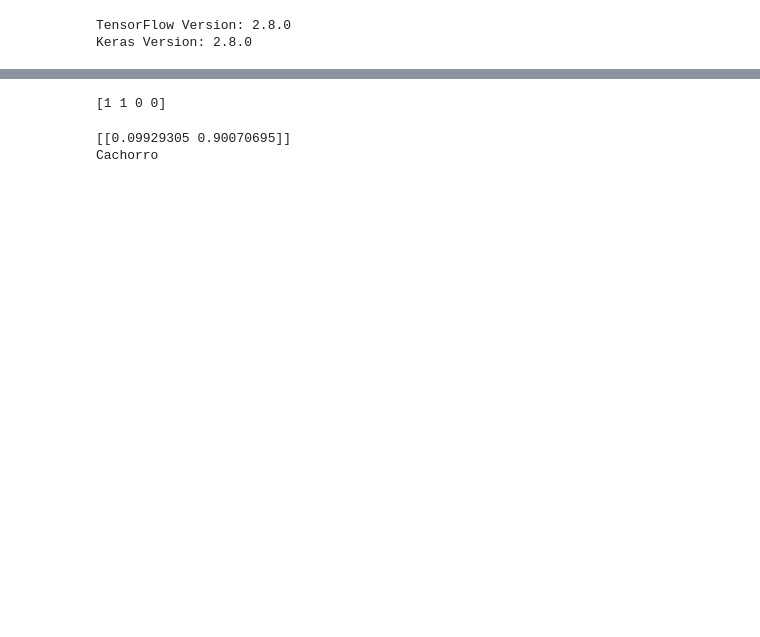
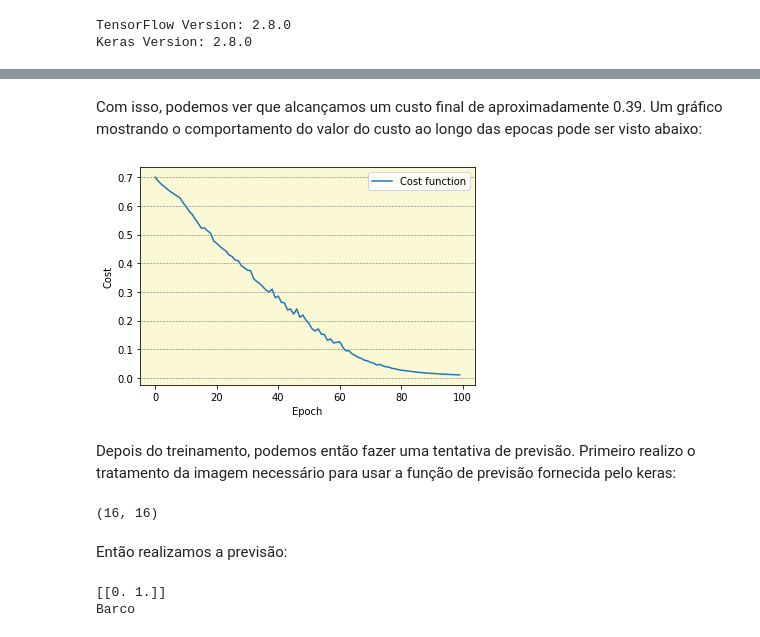
Before and after one commit to HumbertoTavora/classical-classifier, a Jupyter notebook: Classical_ClassifierRN-1.ipynb, the cells around one changed output, grey strips where cells are left out. Saved outputs shown, nothing was run; the diff lists cells and outputs as text; code cells hidden in the pictures; blank space fills up the shorter version.

```diff
--- a/Classical_ClassifierRN-1.ipynb
+++ b/Classical_ClassifierRN-1.ipynb
@@ -24,11 +29,12 @@ Keras Version: 2.8.0
 # %%
-vehicle_types = os.listdir('Dataset/imgs2//')
-path = 'Dataset/imgs2//'
+vehicle_types = os.listdir('Dataset/imgs//')
+path = 'Dataset/imgs//'
 
-sizeExpected = 60
+sizeExpected = 16
 
 images = []
 labels = []
+cost_history = []
 
 for i in vehicle_types:
     data_path = path + str(i)
@@ -36,6 +42,7 @@ for i in vehicle_types:
     print(filenames)
     for f in filenames:
         img = cv2.imread(data_path + '/' + f)
+        img = cv2.cvtColor(img, cv2.COLOR_BGR2GRAY)
         img = cv2.resize(img,(sizeExpected, sizeExpected))
         images.append(img)
         labels.append(i)
@@ -51,7 +58,7 @@ y_labelEncoder = LabelEncoder()
 y = y_labelEncoder.fit_transform(y)
 print(y)
 x,Y = shuffle(x,y, random_state=1)
-train_x, test_x, train_y, test_y = train_test_split(images, y, test_size=0.20, random_state=415)
+train_x, test_x, train_y, test_y = train_test_split(images, y, test_size=0.375, random_state=415)
 
 print(train_x.shape)
 print(train_y.shape)
@@ -107,18 +129,39 @@ Epoch 100/100
 <keras.callbacks.History at 0x...>
+# %% [markdown]
+Com isso, podemos ver que alcançamos um custo final de aproximadamente 0.39. Um gráfico mostrando o comportamento do valor do custo ao longo das epocas pode ser visto abaixo:
+# %%
+fig, ax = plt.subplots()
+ax.plot(cost_history, label='Cost function')
+ax.legend()
+ax.grid(color='grey', linestyle='--', linewidth=0.6, axis='y')
+ax.set_facecolor('#FBF8D5')
+ax.set_ylabel('Cost')
+ax.set_xlabel('Epoch')
+plt.show()
+# %% [output]
+[figure, added]
+# %% [markdown]
+Depois do treinamento, podemos então fazer uma tentativa de previsão. Primeiro realizo o tratamento da imagem necessário para usar a função de previsão fornecida pelo keras:
 # %%
-image = load_img('test1.jpg', target_size=(60,60))
+image = cv2.imread('test2.jpg')
+image = cv2.cvtColor(image, cv2.COLOR_BGR2GRAY)
+image = cv2.resize(image,(sizeExpected, sizeExpected))
 image = np.array(image)
-image = image.reshape((1, image.shape[0], image.shape[1], image.shape[2]))
+
+print(img.shape)
+image = image.reshape((1, image.shape[0], image.shape[1]))
 # %% [output]
-[1 1 0 0]
+(16, 16)
+# %% [markdown]
+Então realizamos a previsão:
 # %%
 result = classifier.predict(image)
 print(result)
 
 if(result[0][0] > result[0][1]):
-    print("Gato")
+    print("Avião")
 else:
-    print("Cachorro")
+    print("Barco")
 # %% [output]
-[[0.09929305 0.90070695]]
-Cachorro
+[[0. 1.]]
+Barco
```
Also changed, not shown: parts of 13 cells of this notebook, 2 other files.
